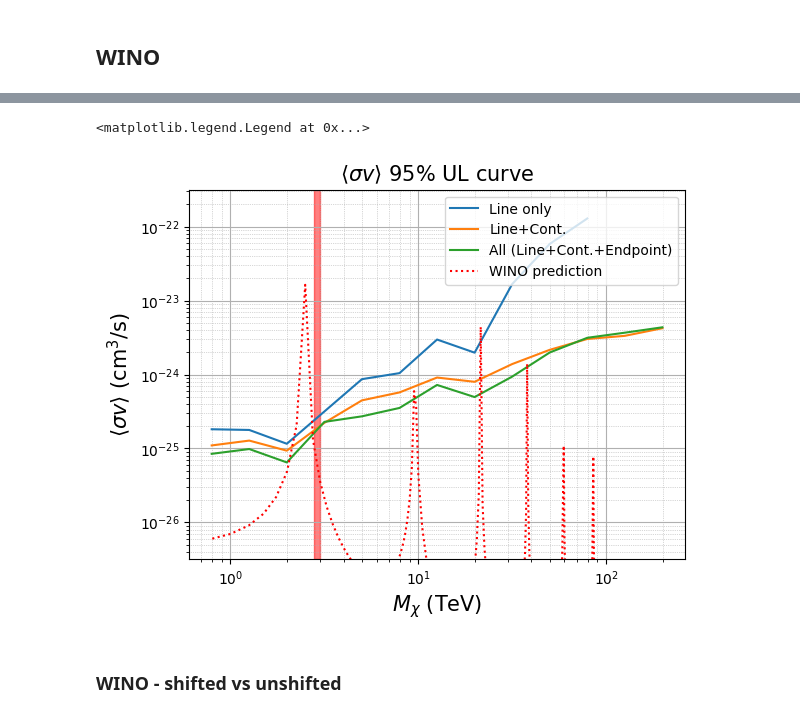
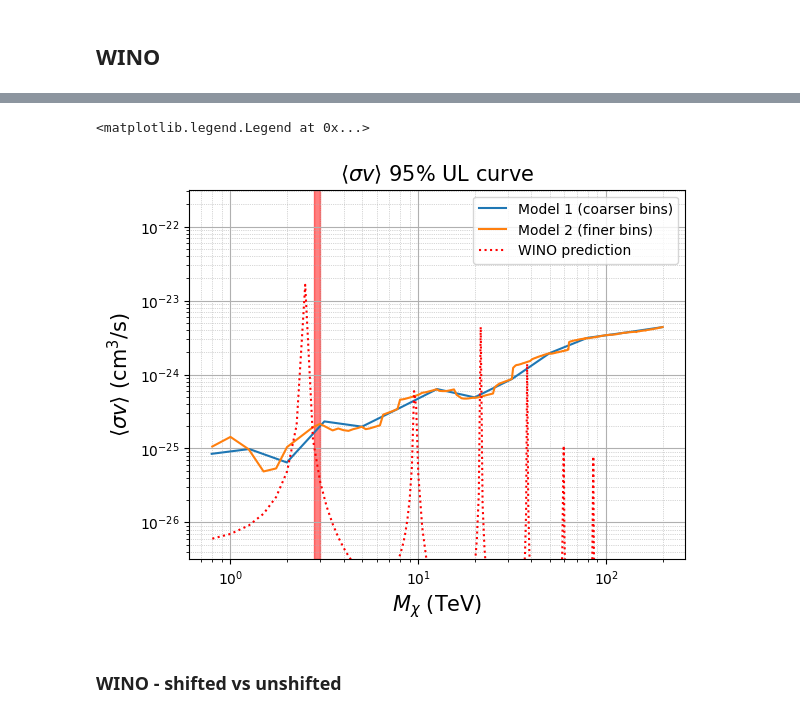
Before and after one commit to takdg123/dm_analysis, a Jupyter notebook: Wino/Wino.ipynb, the cells around one changed output, grey strips where cells are left out. Drawn from its saved outputs; the diff is of its cells as text; code cells hidden in the pictures.

Commit message:
fix for wino

```diff
--- a/Wino/Wino.ipynb
+++ b/Wino/Wino.ipynb
@@ -523,17 +689,15 @@ mass
 # %%
-#plotULcurve("EventDisplay_WINO_unbinned_shifted_old", label="Mid 2024", units="TeV")
-#plotULcurve("wino_final_latest",  label="Late 2024", units="TeV")
+# plotULcurve("wino_final_latest_line_only",  label="Line only", units="TeV")
+# plotULcurve("wino_final_latest_line_cont",  label="Line+Cont.", units="TeV")
+plotULcurve("wino_finer_final_ep",  label="Model 1 (coarser bins)", units="TeV")
+plotULcurve("wino_finer_final",  label="Model 2 (finer bins)", units="TeV")
 
-plotULcurve("wino_final_latest_line_only",  label="Line only", units="TeV")
-plotULcurve("wino_final_latest_line_cont",  label="Line+Cont.", units="TeV")
-plotULcurve("wino_final_latest_all",  label="All (Line+Cont.+Endpoint)", units="TeV")
-#plotExpULcurve("EventDisplay_stacked_sys_wino_1D_pub", add_mean=True, label="This work (638 h)", units="TeV")
 plotPredictedLine(units="TeV", color="r", ls=":")
 plt.axvspan(2.8, 3, color="r", alpha=0.5)
 plt.legend(loc=1)
 # %% [output]
 <matplotlib.legend.Legend at 0x...>
-[figure, old version]
+[figure, new version]
 # %% [markdown]
 ### WINO - shifted vs unshifted
 # %%
```
Also changed, not shown: parts of 30 cells of this notebook, 4 other files.
